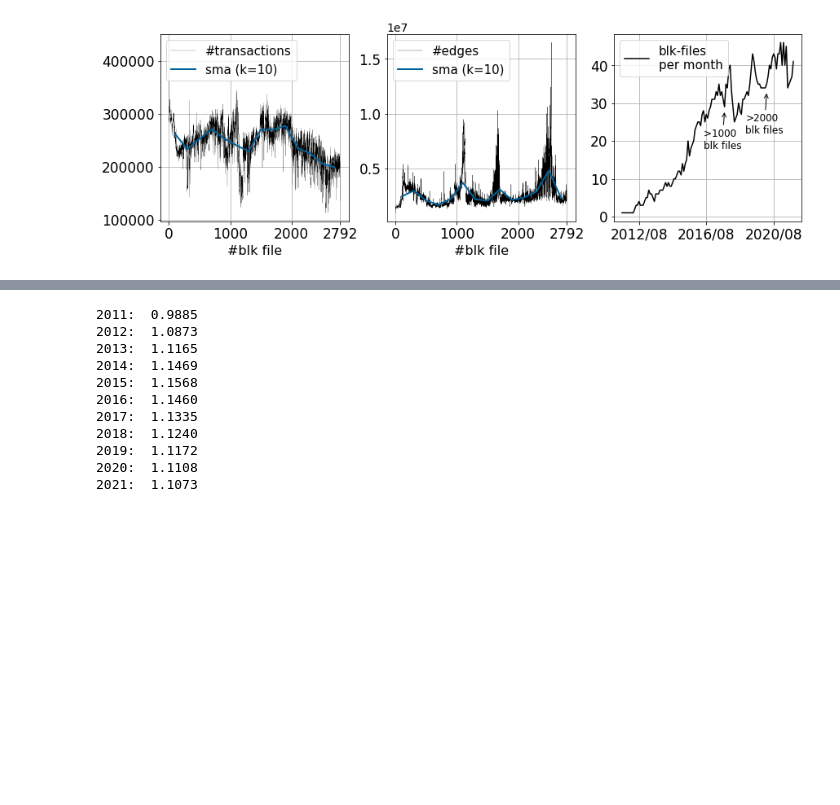
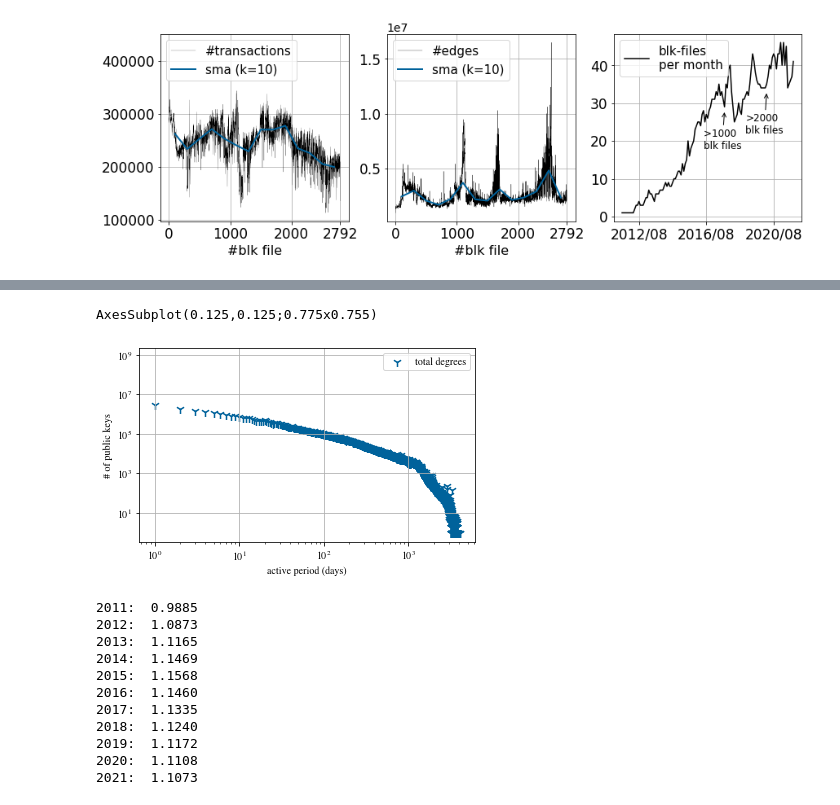
Before and after one commit to nerolation/python-bitcoin-scraper, a Jupyter notebook: btc-graph-analysis.ipynb, the cells around one changed output, grey strips where cells are left out. Drawn from its saved outputs; the diff is of its cells as text; code cells hidden in the pictures; blank space fills up the shorter version.

```diff
--- a/btc-graph-analysis.ipynb
+++ b/btc-graph-analysis.ipynb
@@ -63,7 +63,7 @@ credentials_path = ".gcpkey/btcgraph.json"
 bucket_name      = "btcgraph"
 file_name        = "btc"
 target_folder    = "graph"
-bq_project       = "btcgraph"
+bq_project       = "wu-bitcoin-network"
 bq_dataset       = "btc"
 bq_table         = "bitcoin_transactions"
 
@@ -238,9 +238,9 @@ query = """
         FROM      `{}.{}.{}`
         """.format(bq_project,bq_dataset,bq_table)
 
-df_   = pd.read_gbq(query, bq_project)[:-1]
-df_edges = df_[["year","month","edges"]]
-df_txs   = df_[["year","month","txs"]]
+#df_   = pd.read_gbq(query, bq_project)[:-1]
+#df_edges = df_[["year","month","edges"]]
+#df_txs   = df_[["year","month","txs"]]
 
 
 bq_table = "bitcoin_cum_node_count"
@@ -292,7 +292,16 @@ query = """
         SELECT    *
         FROM      `{}.{}.{}`
         """.format(bq_project,bq_dataset,bq_table)
-df_cj_all = pd.read_gbq(query, bq_project)[:-1]
+#df_cj_all = pd.read_gbq(query, bq_project)[:-1]
+
+
+bq_table = "entities_active_time"
+
+query = """
+        SELECT    *
+        FROM      `{}.{}.{}`
+        """.format(bq_project,bq_dataset,bq_table)
+df_ent_active = pd.read_gbq(query, bq_project)[:-1]
 
 
 # Add column with datetime object (from ts)
@@ -469,3 +511,24 @@ plt.show()
+# %%
+f, axs = plt.subplots()
+
+df_ent_active = df_ent_active[::-1]
+
+# Plot total degree
+axs.scatter(df_ent_active["active_days"],df_ent_active["occurencies"], s=80, color="#00629b", marker="1", label="total degrees")
+axs.set_xscale('log')
+axs.set_yscale('log')
+axs.legend()
+axs.set(xlabel="active period (days)", ylabel="# of public keys")
+#axs[0].plot([0, 1], [0, 1], transform=axs[0].transAxes , color="k", ls="--", label='_nolegend_')
+
+
+plt.tight_layout(pad=3)
+#Save figure and show
+plt.savefig("./pictures/activity_period.pdf")
+plt.show()
+# %% [output]
+AxesSubplot(0.125,0.125;0.775x0.755)
+[figure, added]
 # %%
 # Densification Power law
 # E(t) = N(t)^a
```
Also changed, not shown: parts of 3 cells of this notebook.
